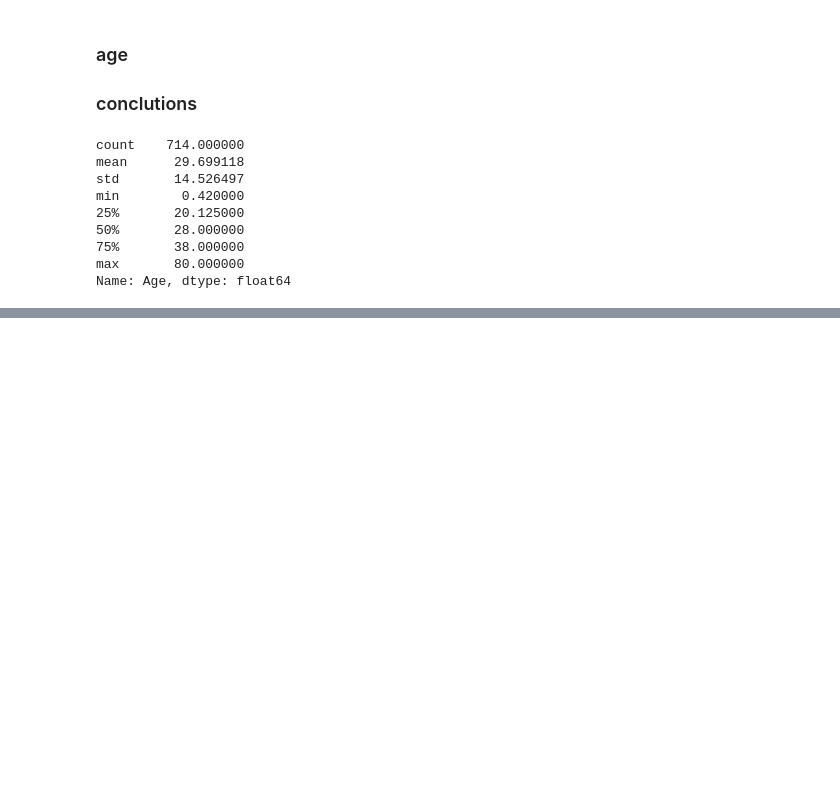
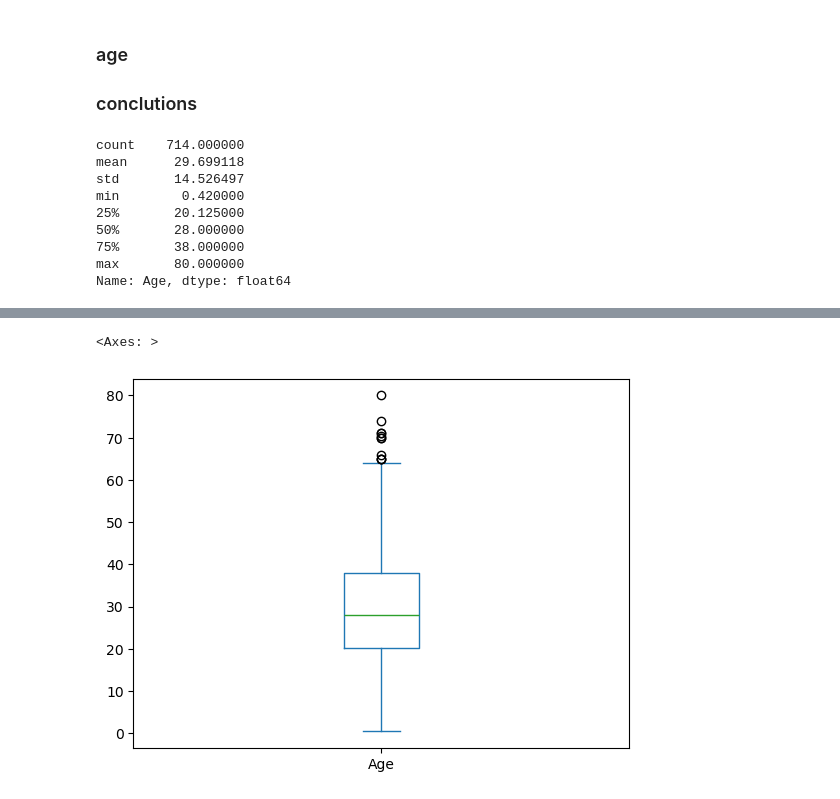
Before and after one commit to ipartzix/AI-ML-ENGINEERING-JOURNY, a Jupyter notebook: 10_Projects/02_Titanic_EDA_Project/notebooks/eda_analysis.ipynb, the cells around one changed output, grey strips where cells are left out. Cells and saved outputs as stored; diff of their text form; code cells hidden in the pictures; blank space fills up the shorter version.

```diff
--- a/10_Projects/02_Titanic_EDA_Project/notebooks/eda_analysis.ipynb
+++ b/10_Projects/02_Titanic_EDA_Project/notebooks/eda_analysis.ipynb
@@ -43,0 +56,5 @@ Name: Age, dtype: float64
+# %%
+df["Age"].plot(kind ="box")
+# %% [output]
+<Axes: >
+[figure, added]
```
Also changed, not shown: parts of 4 cells of this notebook.
